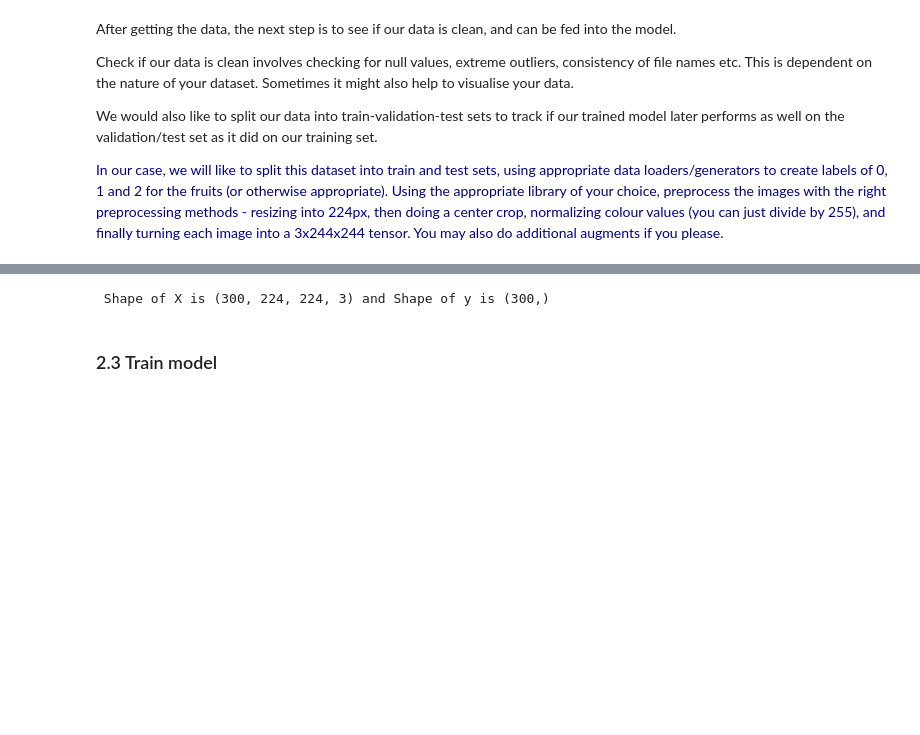
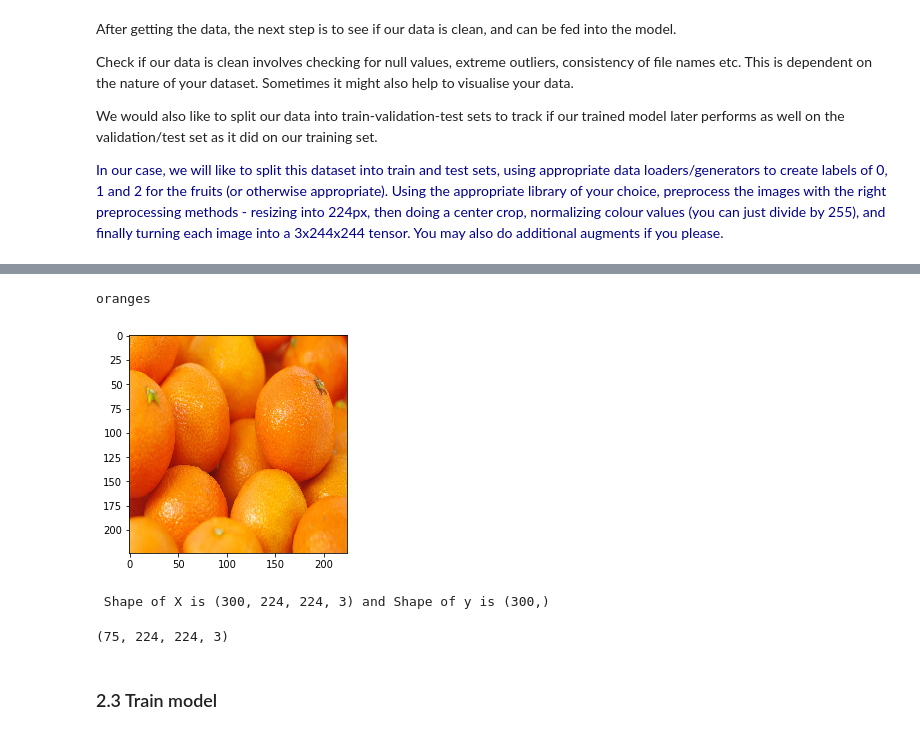
Before and after one commit to hanifa2102/AIAP-Week6, a Jupyter notebook: week6.ipynb, the cells around one changed output, grey strips where cells are left out. Drawn from its saved outputs; the diff is of its cells as text; code cells hidden in the pictures; blank space fills up the shorter version.

```diff
--- a/week6.ipynb
+++ b/week6.ipynb
@@ -126,11 +132,14 @@ createDataset(X,y,preProcess.oranges,2)
 # %%
 # plt.figure(figsize=(20,10))
 # cols=5
 # for i in range(cols):
 #     plt.subplot(2,5,i+1)
 #     plt.imshow(X[i])
 
-# plotDataset(199)
+plotDataset(292)
+# %% [output]
+oranges
+[figure, added]
 # %%
 X=np.array(X)
 y=np.array(y)
@@ -147,3 +158,7 @@ X_train,X_test,y_train,y_test=train_test_split(X,y,test_size=0.25,random_state=4
+# %%
+X_val.shape
+# %% [output]
+(75, 224, 224, 3)
 # %% [markdown]
 ### 2.3 Train model
 # %% [markdown]
```
Also changed, not shown: parts of 24 cells of this notebook, 2 other files.
